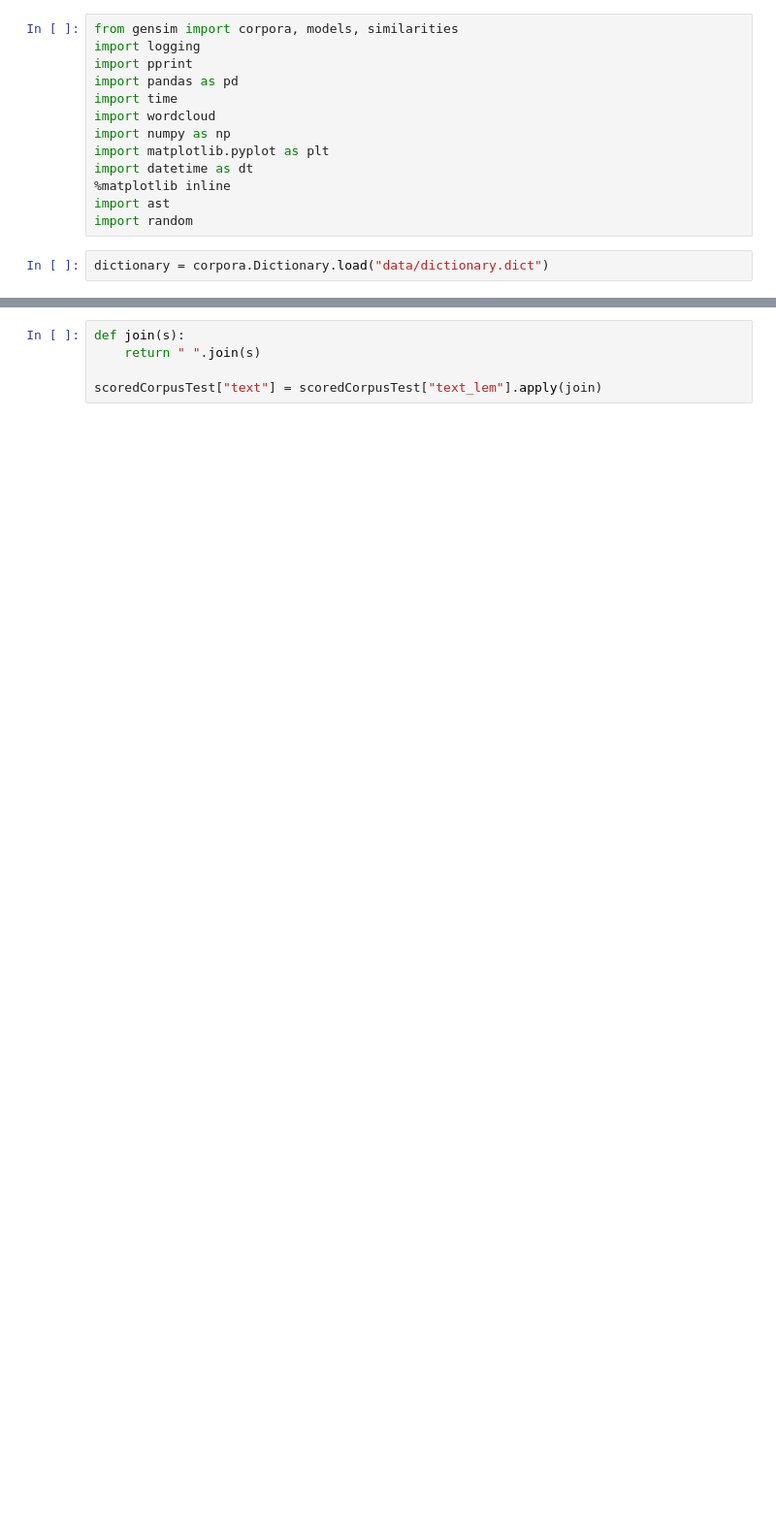
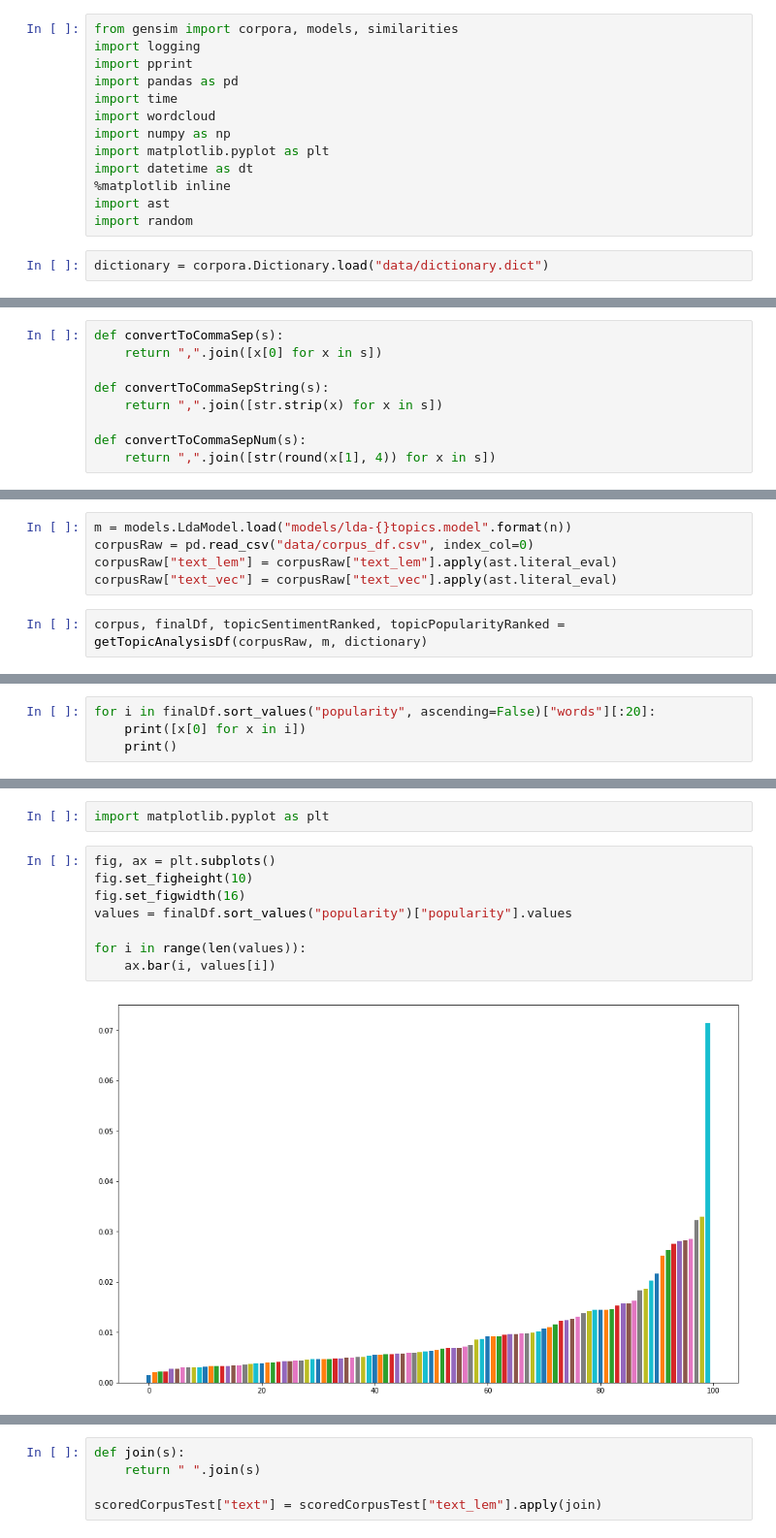
Before and after one commit to Chrisjw42/Watson-LDA, a Jupyter notebook: WatsonLDA-3-ReadingTopics.ipynb, the cells around one changed output, grey strips where cells are left out. Shown at 97% size. Saved outputs shown, nothing was run; the diff lists cells and outputs as text; blank space fills up the shorter version.

```diff
--- a/WatsonLDA-3-ReadingTopics.ipynb
+++ b/WatsonLDA-3-ReadingTopics.ipynb
@@ -197,0 +251,9 @@ getTopicSentimentRanked(scoredCorpus)
+# %%
+def convertToCommaSep(s):
+    return ",".join([x[0] for x in s])
+
+def convertToCommaSepString(s):
+    return ",".join([str.strip(x) for x in s])
+
+def convertToCommaSepNum(s):
+    return ",".join([str(round(x[1], 4)) for x in s])
@@ -197,0 +313,7 @@ getTopicSentimentRanked(scoredCorpus)
+# %%
+m = models.LdaModel.load("models/lda-{}topics.model".format(n))
+corpusRaw = pd.read_csv("data/corpus_df.csv", index_col=0)
+corpusRaw["text_lem"] = corpusRaw["text_lem"].apply(ast.literal_eval)
+corpusRaw["text_vec"] = corpusRaw["text_vec"].apply(ast.literal_eval)
+# %%
+corpus, finalDf, topicSentimentRanked, topicPopularityRanked = getTopicAnalysisDf(corpusRaw, m, dictionary)
@@ -197,0 +337,4 @@ getTopicSentimentRanked(scoredCorpus)
+# %%
+for i in finalDf.sort_values("popularity", ascending=False)["words"][:20]:
+    print([x[0] for x in i])
+    print()
@@ -197,0 +431,12 @@ getTopicSentimentRanked(scoredCorpus)
+# %%
+import matplotlib.pyplot as plt
+# %%
+fig, ax = plt.subplots()
+fig.set_figheight(10)
+fig.set_figwidth(16)
+values = finalDf.sort_values("popularity")["popularity"].values
+
+for i in range(len(values)):
+    ax.bar(i, values[i])
+# %% [output]
+[figure, added]
```
Also changed, not shown: parts of 47 cells of this notebook, 21 other files.
